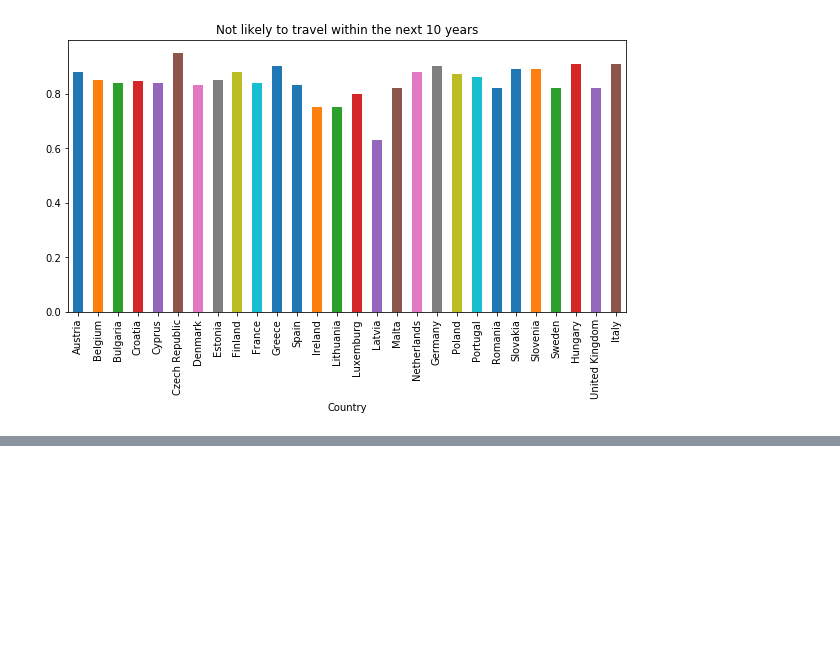
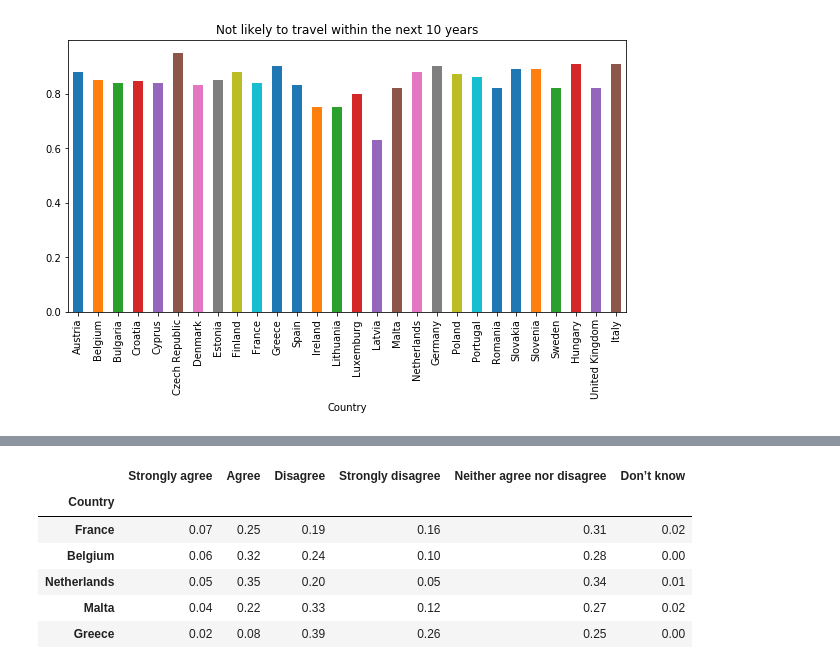
Before and after one commit to joanna-janos/MigrationSimulationInEU, a Jupyter notebook: data_analysis.ipynb, the cells around one changed output, grey strips where cells are left out. Cells and saved outputs as stored; diff of their text form; code cells hidden in the pictures; blank space fills up the shorter version.

```diff
--- a/data_analysis.ipynb
+++ b/data_analysis.ipynb
@@ -290,0 +303,11 @@ df_migration_to_another_country.loc[:, 'Not likely'].plot(kind='bar',
+# %%
+df_migration_to_my_country = read_data_from_csv(filename='immigration_into_our_country_is_a_good_thing')
+display(df_migration_to_my_country.sample(5))
+# %% [output]
+|  | Strongly agree | Agree | Disagree | Strongly disagree | Neither agree nor disagree | Don’t know |
+| Country |  |  |  |  |  |  |
+| France | 0.07 | 0.25 | 0.19 | 0.16 | 0.31 | 0.02 |
+| Belgium | 0.06 | 0.32 | 0.24 | 0.10 | 0.28 | 0.00 |
+| Netherlands | 0.05 | 0.35 | 0.20 | 0.05 | 0.34 | 0.01 |
+| Malta | 0.04 | 0.22 | 0.33 | 0.12 | 0.27 | 0.02 |
+| Greece | 0.02 | 0.08 | 0.39 | 0.26 | 0.25 | 0.00 |
```
Also changed, not shown: parts of 18 cells of this notebook, 1 other file.
